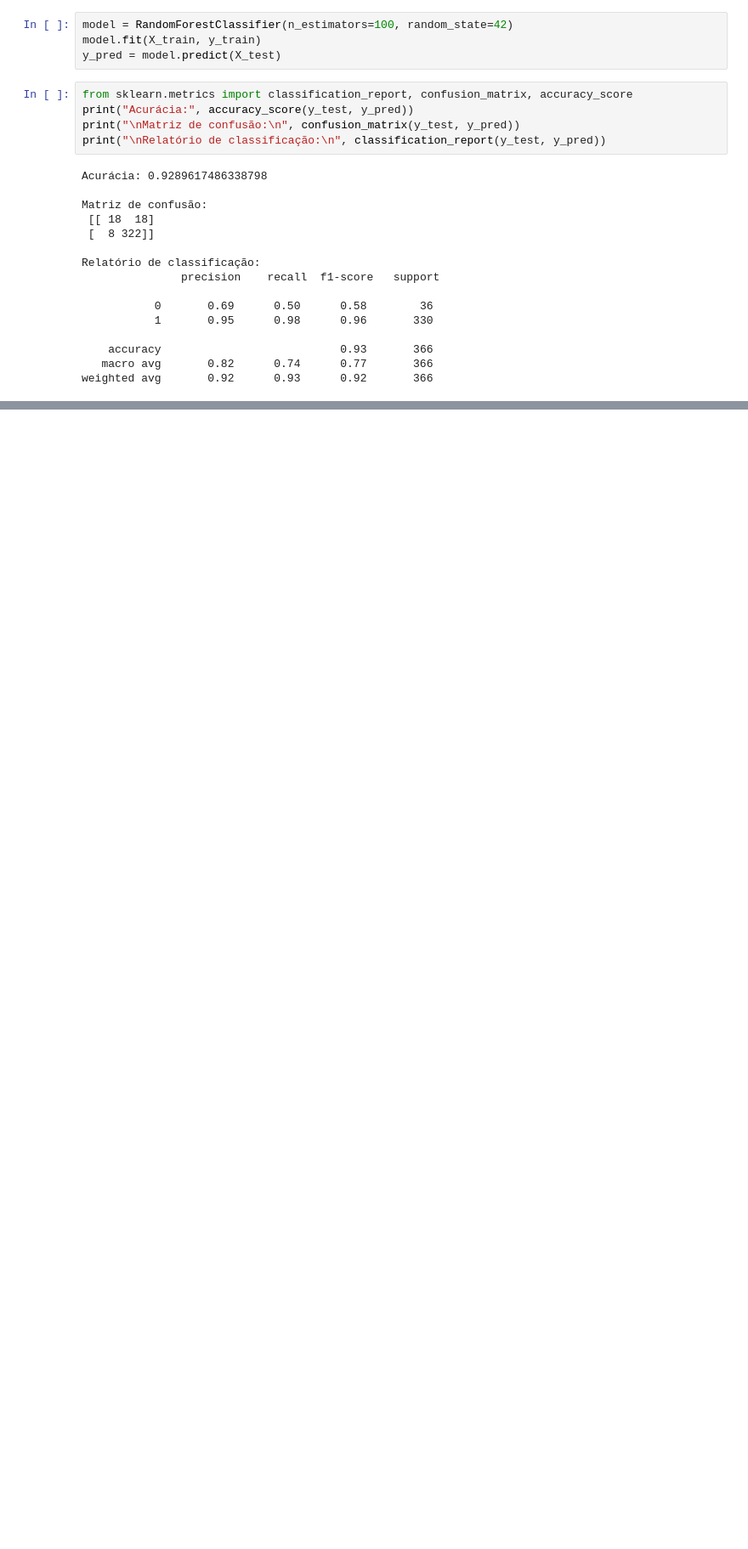
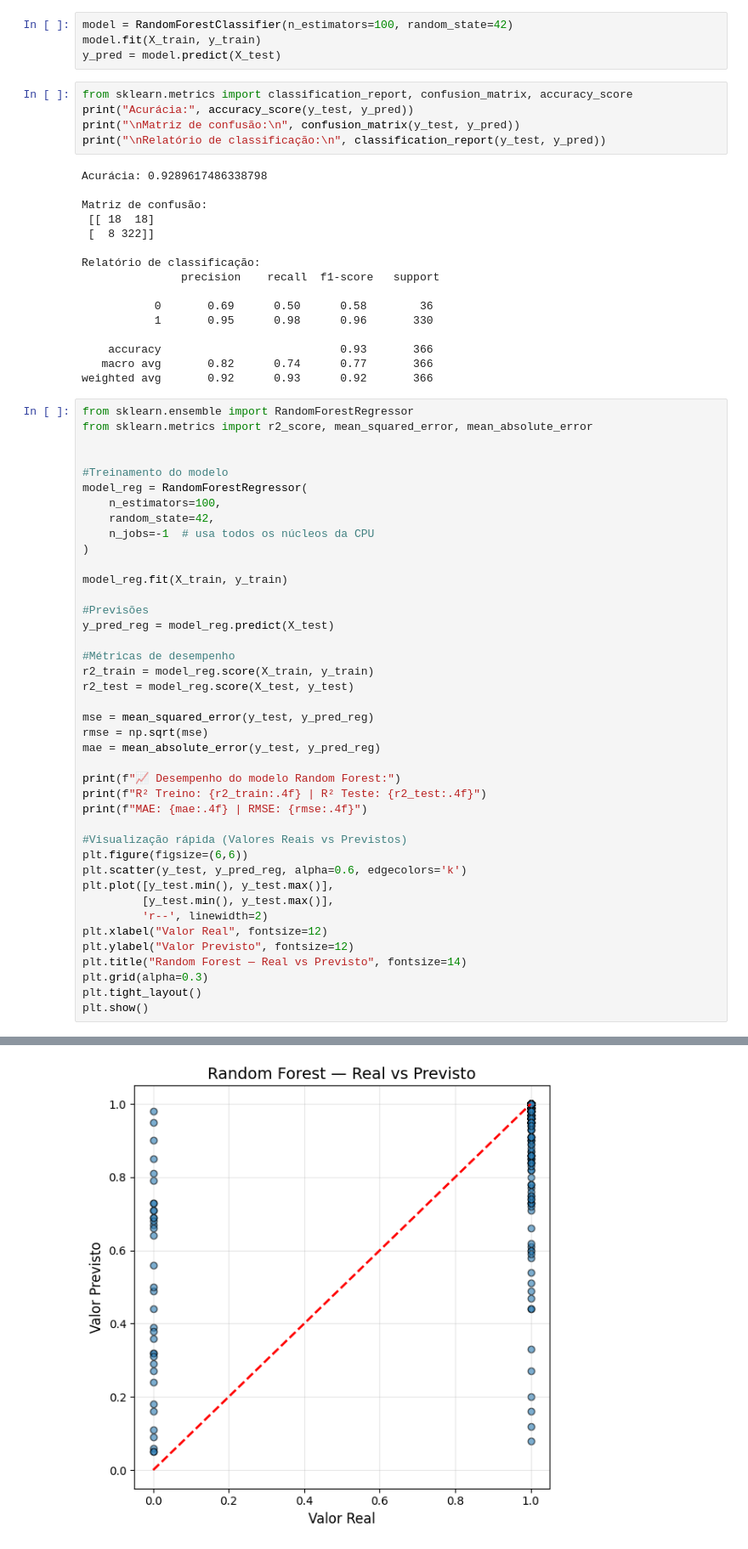
Before and after one commit to Alilson2/Projeto_IA, a Jupyter notebook: Cópia_de_ProjetoIA_ver_David.ipynb, the cells around one changed output, grey strips where cells are left out. Shown: that part at 85% size. Drawn from its saved outputs; the diff is of its cells as text; blank space fills up the shorter version.

```diff
--- a/Cópia_de_ProjetoIA_ver_David.ipynb
+++ b/Cópia_de_ProjetoIA_ver_David.ipynb
@@ -484,3 +484,45 @@ Relatório de classificação:
     accuracy                           0.93       366
    macro avg       0.82      0.74      0.77       366
 weighted avg       0.92      0.93      0.92       366
+# %%
+from sklearn.ensemble import RandomForestRegressor
+from sklearn.metrics import r2_score, mean_squared_error, mean_absolute_error
+
+
+#Treinamento do modelo
+model_reg = RandomForestRegressor(
+    n_estimators=100,
+    random_state=42,
+    n_jobs=-1  # usa todos os núcleos da CPU
+)
+
+model_reg.fit(X_train, y_train)
+
+#Previsões
+y_pred_reg = model_reg.predict(X_test)
+
+#Métricas de desempenho
+r2_train = model_reg.score(X_train, y_train)
+r2_test = model_reg.score(X_test, y_test)
+
+mse = mean_squared_error(y_test, y_pred_reg)
+rmse = np.sqrt(mse)
+mae = mean_absolute_error(y_test, y_pred_reg)
+
+print(f"📈 Desempenho do modelo Random Forest:")
+print(f"R² Treino: {r2_train:.4f} | R² Teste: {r2_test:.4f}")
+print(f"MAE: {mae:.4f} | RMSE: {rmse:.4f}")
+
+#Visualização rápida (Valores Reais vs Previstos)
+plt.figure(figsize=(6,6))
+plt.scatter(y_test, y_pred_reg, alpha=0.6, edgecolors='k')
+plt.plot([y_test.min(), y_test.max()],
+         [y_test.min(), y_test.max()],
+         'r--', linewidth=2)
+plt.xlabel("Valor Real", fontsize=12)
+plt.ylabel("Valor Previsto", fontsize=12)
+plt.title("Random Forest — Real vs Previsto", fontsize=14)
+plt.grid(alpha=0.3)
+plt.tight_layout()
+plt.show()
+# %% [output]
@@ -487,3 +532,4 @@ weighted avg       0.92      0.93      0.92       366
+[figure, added]
 # %%
 from pmdarima import auto_arima
 from sklearn.model_selection import TimeSeriesSplit
```
Also changed, not shown: parts of 2 cells of this notebook.
